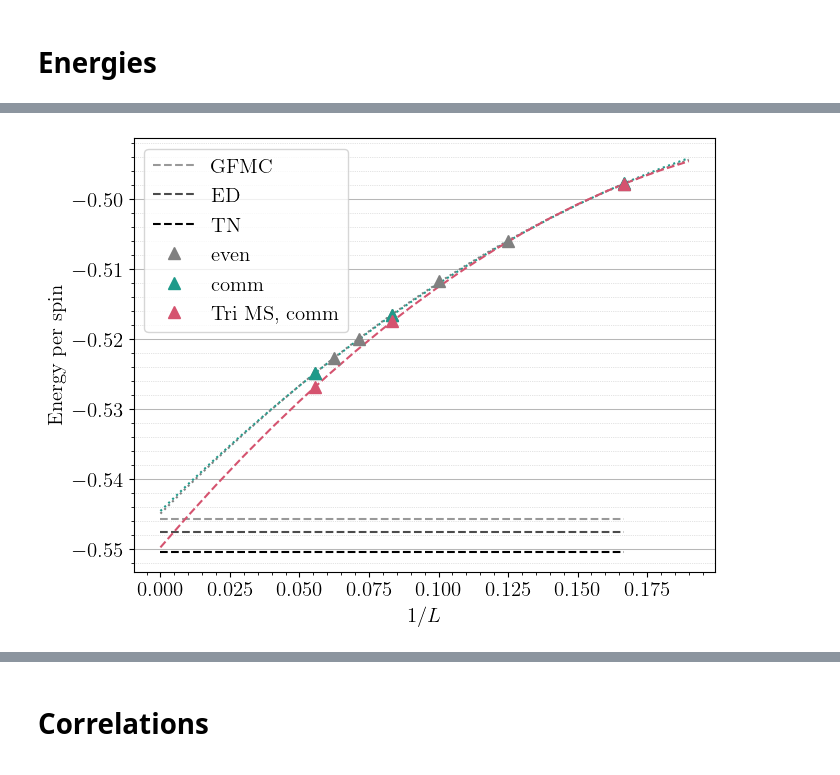
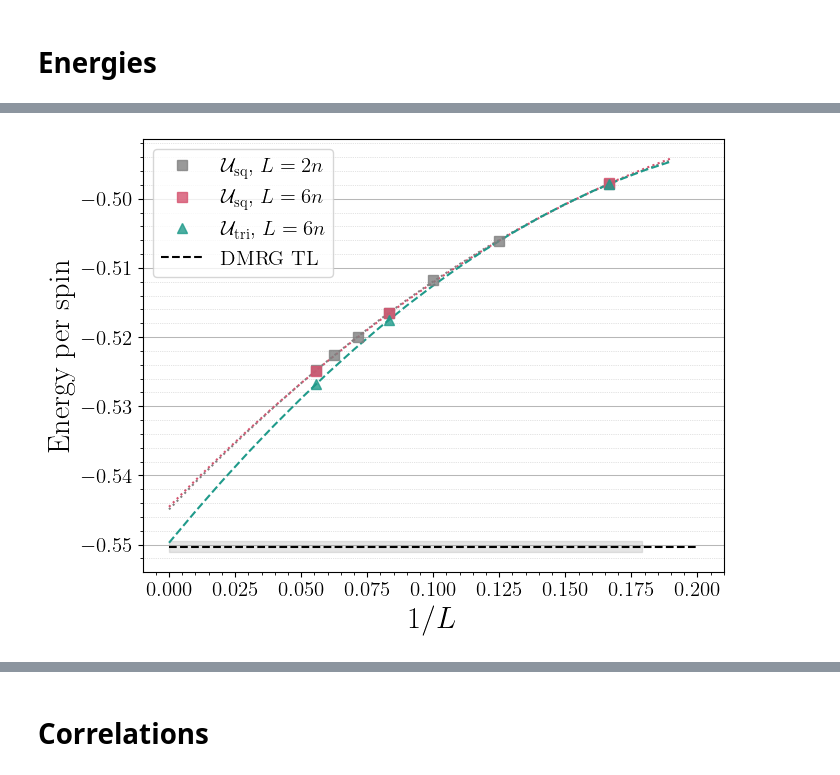
Before and after one commit to mschuylermoss/HeisenbergRNN, a Jupyter notebook: Triangular/final_plotting/open_boundary_conditions.ipynb, the cells around one changed output, grey strips where cells are left out. Cells and saved outputs as stored; diff of their text form; code cells hidden in the pictures.

Commit message:
final plotting data and plotting notebooks

```diff
--- a/Triangular/final_plotting/open_boundary_conditions.ipynb
+++ b/Triangular/final_plotting/open_boundary_conditions.ipynb
@@ -169,18 +52,18 @@ scale_shades = {'Square':{1.0:colors_sq[2],2.0:colors_sq[3],4.0:colors_sq[4]},'T
 # %%
 # even
-even_marker=rate_markers[0.475]
-even_ms = 8
+even_marker='s'
+even_ms = 7
 even_color='grey'
 even_linestyle=':'
 
 # comm
-comm_marker=rate_markers[0.475]
-comm_ms = 8
-comm_color=scale_shades['Square'][1.0]
+comm_marker='s'
+comm_ms = 7
+comm_color=scale_shades['Square'][2.0]
 comm_linestyle=':'
 
 # tri MS
-trims_marker=rate_markers[0.475]
-trims_ms = 8
-trims_color=scale_shades['Triangular'][1.0]
+trims_marker='^'
+trims_ms = 7
+trims_color=scale_shades['Triangular'][2.0]
 trims_linestyle='--'
@@ -237,70 +72,53 @@ plt.show()
 # %%
 fig, ax = plt.subplots(figsize=square_fig_size)
 
+which_unitary = {
+    'Triangular': '$\mathcal{U}_{\mathrm{tri}}$',
+    'Square': '$\mathcal{U}_{\mathrm{sq}}$',
+}
+
 ## open even L run
-plot_x = []
-plot_y = []
-for l in Ls_even:
-    plot_x.append(1/l)
-    plot_y.append(obc_data['even'][f"L={l}"]['final energy'])
-
-ax.errorbar(plot_x,plot_y,fmt='o',
-            marker=even_marker,markersize=even_ms,color=even_color,label=f'even')
-
-if len(plot_x)> 2:
-        params, covariance = curve_fit(second_order, plot_x, plot_y)
+ax.errorbar(1/Ls_even,even['energies'],fmt='o',
+            marker=even_marker,markersize=even_ms,color=even_color,alpha=0.8,label=f'{which_unitary["Square"]}, $L=2n$')
+if len(even['energies'])> 2:
+        params, covariance = curve_fit(second_order, 1/Ls_even, even['energies'])
         x_mesh = np.arange(0,0.2,0.01)
         ax.plot(x_mesh,second_order(x_mesh,params[0],params[1],params[2]),
                 color=even_color,linestyle=even_linestyle)
 
 ## open commensurate L run
-plot_x = []
-plot_y = []
-for l in Ls_comm[:3]:
-    if 'final energy' in obc_data['comm'][f"L={l}"].keys():
-        plot_x.append(1/l)
-        plot_y.append(obc_data['comm'][f"L={l}"]['final energy'])
-
-ax.errorbar(plot_x,plot_y,fmt='o',
-            marker=comm_marker,markersize=comm_ms,color=comm_color,label=f'comm')
-
-if len(plot_x)> 2:
-        params, covariance = curve_fit(second_order, plot_x, plot_y)
+ax.errorbar(1/Ls_comm,comm['energies'],fmt='o',
+            marker=comm_marker,markersize=comm_ms,color=comm_color,alpha=0.8,label=f'{which_unitary["Square"]}, $L=6n$')
+if len(comm['energies'])> 2:
+        params, covariance = curve_fit(second_order, 1/Ls_comm, comm['energies'])
         x_mesh = np.arange(0,0.2,0.01)
         ax.plot(x_mesh,second_order(x_mesh,params[0],params[1],params[2]),
                 color=comm_color,linestyle=comm_linestyle)
 
 # Tri MS open commensurate L run
-plot_x = []
-plot_y = []
-for l in Ls_comm[:3]:
-    if 'final energy' in obc_data['TriMS'][f"L={l}"].keys():
-        plot_x.append(1/l)
-        plot_y.append(obc_data['TriMS'][f"L={l}"]['final energy'])
-
-ax.errorbar(plot_x,plot_y,fmt='o',
-            marker=trims_marker,markersize=trims_ms,color=trims_color,label=f'Tri MS, comm')
-
-if len(plot_x)> 2:
-        params, covariance = curve_fit(second_order, plot_x, plot_y)
+ax.errorbar(1/Ls_comm,tri['energies'],fmt='o',
+            marker=trims_marker,markersize=trims_ms,color=trims_color,alpha=0.8,label=f'{which_unitary["Triangular"]}, $L=6n$')
+if len(tri['energies'])> 2:
+        params, covariance = curve_fit(second_order, 1/Ls_comm, tri['energies'])
         x_mesh = np.arange(0,0.2,0.01)
         ax.plot(x_mesh,second_order(x_mesh,params[0],params[1],params[2]),
                 color=trims_color,linestyle=trims_linestyle)
+        print(f"ground-state energy in the TL: {params[-1]}")
 
 ## Literature values
-ax.hlines(-0.1819*3,0,max(1/Ls_comm),color='k',alpha=0.4,linestyle='--',label='GFMC')
-ax.hlines(-0.1825*3,0,max(1/Ls_comm),color='k',alpha=0.7,linestyle='--',label='ED')
-ax.hlines(-0.55038,0,max(1/Ls_comm),color='k',alpha=1,linestyle='--',label='TN')
-# ax.hlines(-0.560313,0,max(1/Ls_comm),color='grey',linestyle='--',label='Chris GCNN 36 spins$')
+# ax.hlines(-0.1819*3,0,max(1/Ls_comm),color='k',alpha=0.4,linestyle='--',label='GFMC')
+# ax.hlines(-0.1825*3,0,max(1/Ls_comm),color='k',alpha=0.7,linestyle='--',label='ED')
+ax.hlines(-0.55038,0,1.2*max(1/Ls_comm),color='k',alpha=1,linestyle='--',label='DMRG TL')
+ax.fill_between(np.arange(0,0.18,0.001),-0.5503-0.0008,-0.5503+0.0008,color='grey',alpha=0.2)
 
 add_gridlines(axes='y')
 
-ax.set_xlabel(r'$1/L$')
-ax.set_ylabel(r'Energy per spin')
+ax.set_xlabel(r'$1/L$',fontsize=bigger_font_size)
+ax.set_ylabel(r'Energy per spin',fontsize=bigger_font_size)
 
 handles, labels = ax.get_legend_handles_labels()
-order=np.arange(len(handles))
-ax.legend()
+order = np.roll(np.arange(len(handles)),shift=len(handles)-1)
+ax.legend([handles[idx] for idx in order], [labels[idx] for idx in order])
 
 filename = 'energies_open'
 plt.savefig('./final_figures/'+filename+'.pdf',bbox_inches='tight',pad_inches=0.1)
@@ -310,4 +129,4 @@ plt.show()
-[figure, old version]
+[figure, new version]
 # %%
 fig, ax = plt.subplots()
 
```
Also changed, not shown: parts of 26 cells of this notebook, 18 other files.
